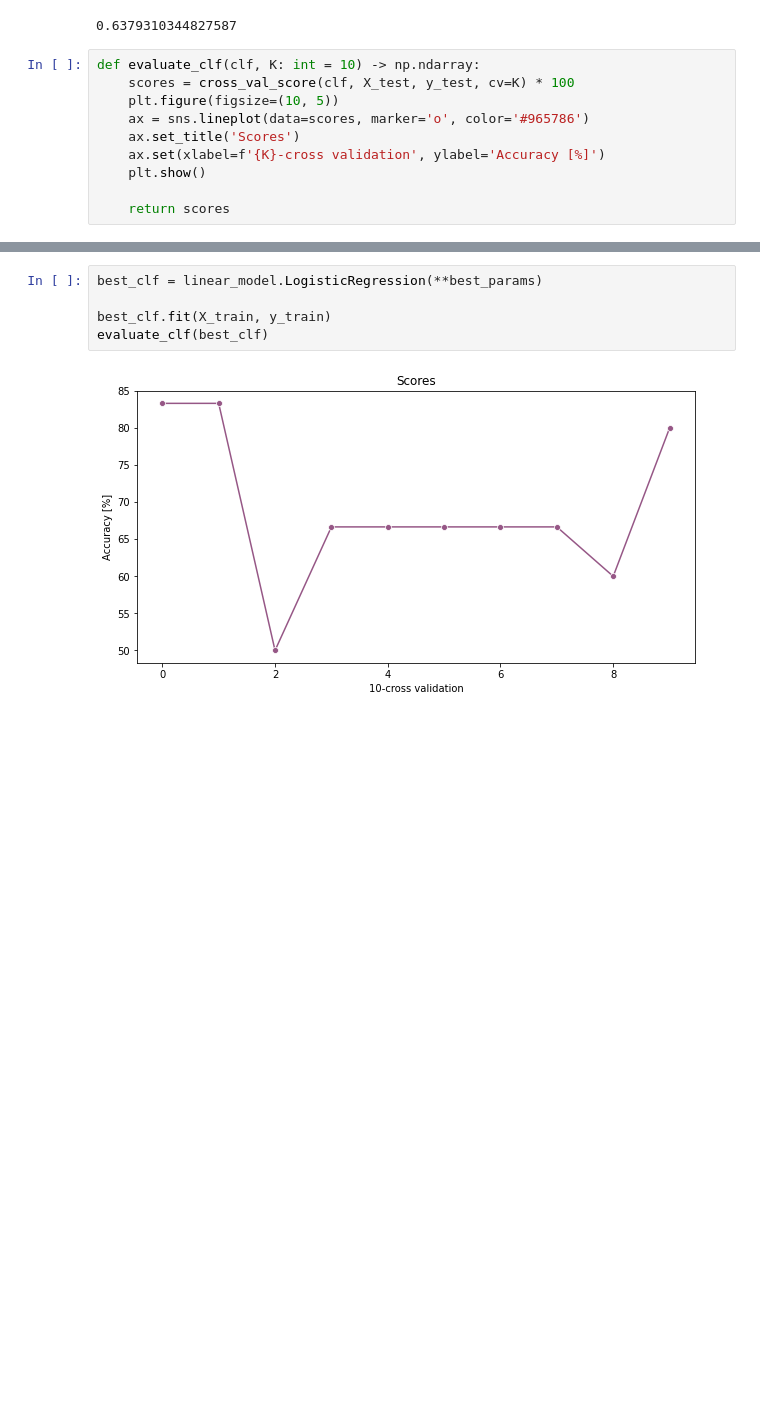
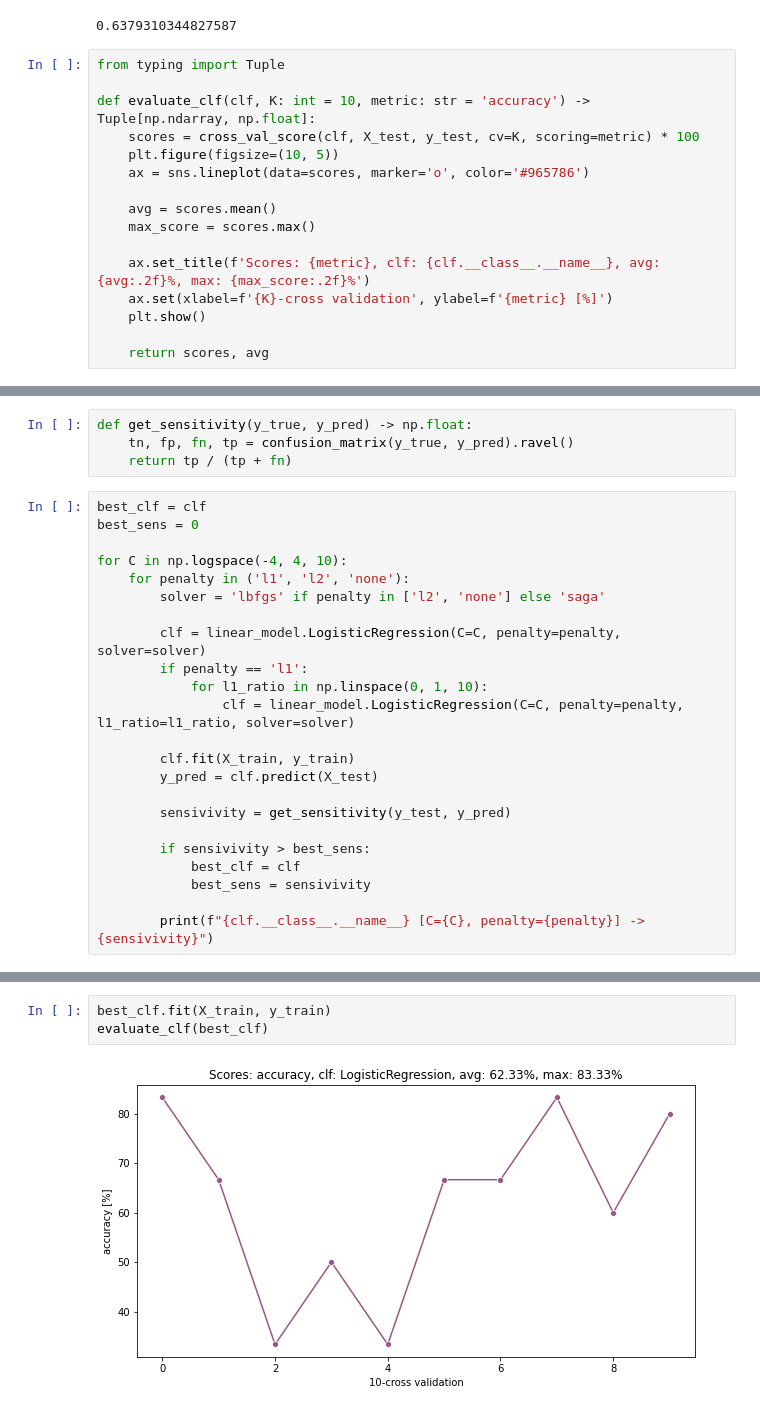
Before and after one commit to sekcja-memow/DataAnalysis, a Jupyter notebook: PROJEKT1/Wozniak_Lados.ipynb, the cells around one changed output, grey strips where cells are left out. Cells and saved outputs as stored; diff of their text form; blank space fills up the shorter version.

```diff
--- a/PROJEKT1/Wozniak_Lados.ipynb
+++ b/PROJEKT1/Wozniak_Lados.ipynb
@@ -164,15 +170,21 @@ clf.score(X_test, y_test)
 # %% [output]
 0.6379310344827587
 # %%
-def evaluate_clf(clf, K: int = 10) -> np.ndarray:
-    scores = cross_val_score(clf, X_test, y_test, cv=K) * 100
+from typing import Tuple
+
+def evaluate_clf(clf, K: int = 10, metric: str = 'accuracy') -> Tuple[np.ndarray, np.float]:
+    scores = cross_val_score(clf, X_test, y_test, cv=K, scoring=metric) * 100
     plt.figure(figsize=(10, 5))
     ax = sns.lineplot(data=scores, marker='o', color='#965786')
-    ax.set_title('Scores')
-    ax.set(xlabel=f'{K}-cross validation', ylabel='Accuracy [%]')
+
+    avg = scores.mean()
+    max_score = scores.max()
+
+    ax.set_title(f'Scores: {metric}, clf: {clf.__class__.__name__}, avg: {avg:.2f}%, max: {max_score:.2f}%')
+    ax.set(xlabel=f'{K}-cross validation', ylabel=f'{metric} [%]')
     plt.show()
 
-    return scores
+    return scores, avg
 # %%
 evaluate_clf(clf)
 # %% [output]
@@ -200,0 +200,27 @@ best_params = gcv.best_params_
+# %%
+def get_sensitivity(y_true, y_pred) -> np.float:
+    tn, fp, fn, tp = confusion_matrix(y_true, y_pred).ravel()
+    return tp / (tp + fn)
+# %%
+best_clf = clf
+best_sens = 0
+
+for C in np.logspace(-4, 4, 10):
+    for penalty in ('l1', 'l2', 'none'):
+        solver = 'lbfgs' if penalty in ['l2', 'none'] else 'saga'
+
+        clf = linear_model.LogisticRegression(C=C, penalty=penalty, solver=solver)
+        if penalty == 'l1':
+            for l1_ratio in np.linspace(0, 1, 10):
+                clf = linear_model.LogisticRegression(C=C, penalty=penalty, l1_ratio=l1_ratio, solver=solver)
+
+        clf.fit(X_train, y_train)
+        y_pred = clf.predict(X_test)
+
+        sensivivity = get_sensitivity(y_test, y_pred)
+
+        if sensivivity > best_sens:
+            best_clf = clf
+            best_sens = sensivivity
+
+        print(f"{clf.__class__.__name__} [C={C}, penalty={penalty}] -> {sensivivity}")
@@ -201,7 +250,5 @@ best_params = gcv.best_params_
 # %%
-best_clf = linear_model.LogisticRegression(**best_params)
-
 best_clf.fit(X_train, y_train)
 evaluate_clf(best_clf)
 # %% [output]
-[figure, old version]
+[figure, new version]
```
Also changed, not shown: parts of 10 cells of this notebook.
